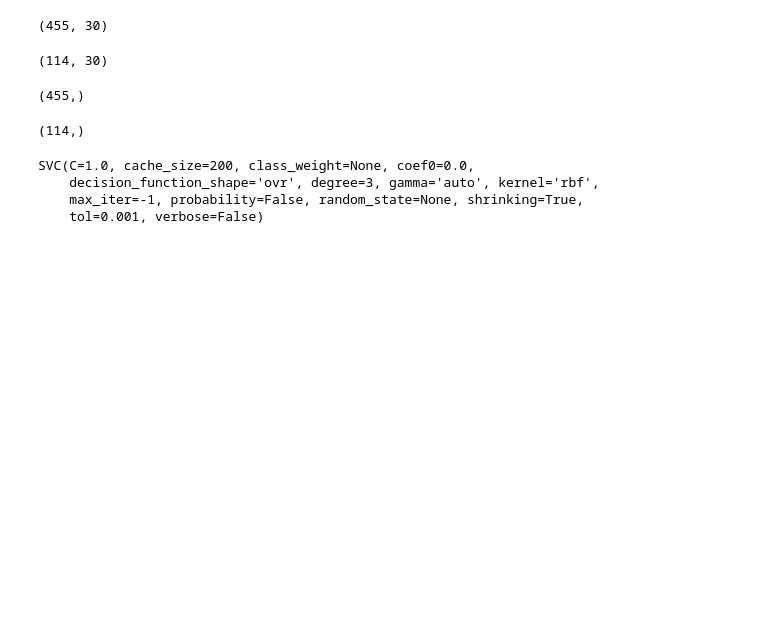
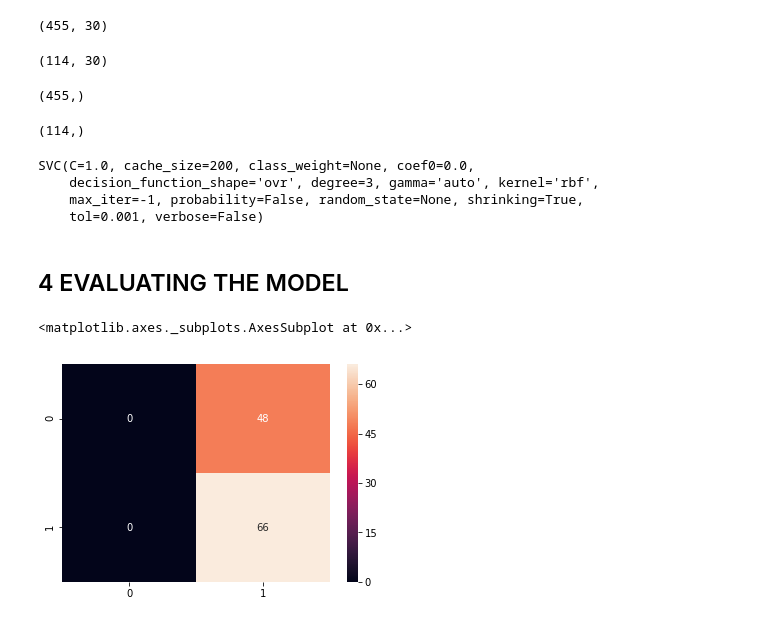
Before and after one commit to amkurian/breast-cancer-classification, a Jupyter notebook: Breast_Cancer_Classification.ipynb, the cells around one changed output. Cells and saved outputs as stored; diff of their text form; code cells hidden in the pictures; blank space fills up the shorter version.

Commit message:
Evaluating the model

```diff
--- a/Breast_Cancer_Classification.ipynb
+++ b/Breast_Cancer_Classification.ipynb
@@ -187,3 +187,15 @@ SVC(C=1.0, cache_size=200, class_weight=None, coef0=0.0,
     decision_function_shape='ovr', degree=3, gamma='auto', kernel='rbf',
     max_iter=-1, probability=False, random_state=None, shrinking=True,
     tol=0.001, verbose=False)
+# %% [markdown]
+## 4 EVALUATING THE MODEL
+# %%
+# predict using the trained model
+y_predict = svc_model.predict(X_test)
+#create confusion matrix
+cm = confusion_matrix(y_test, y_predict)
+# prepare heatmap
+sns.heatmap(cm, annot= True)
+# %% [output]
+<matplotlib.axes._subplots.AxesSubplot at 0x...>
+[figure, added]
```
Also changed, not shown: parts of 3 cells of this notebook.
